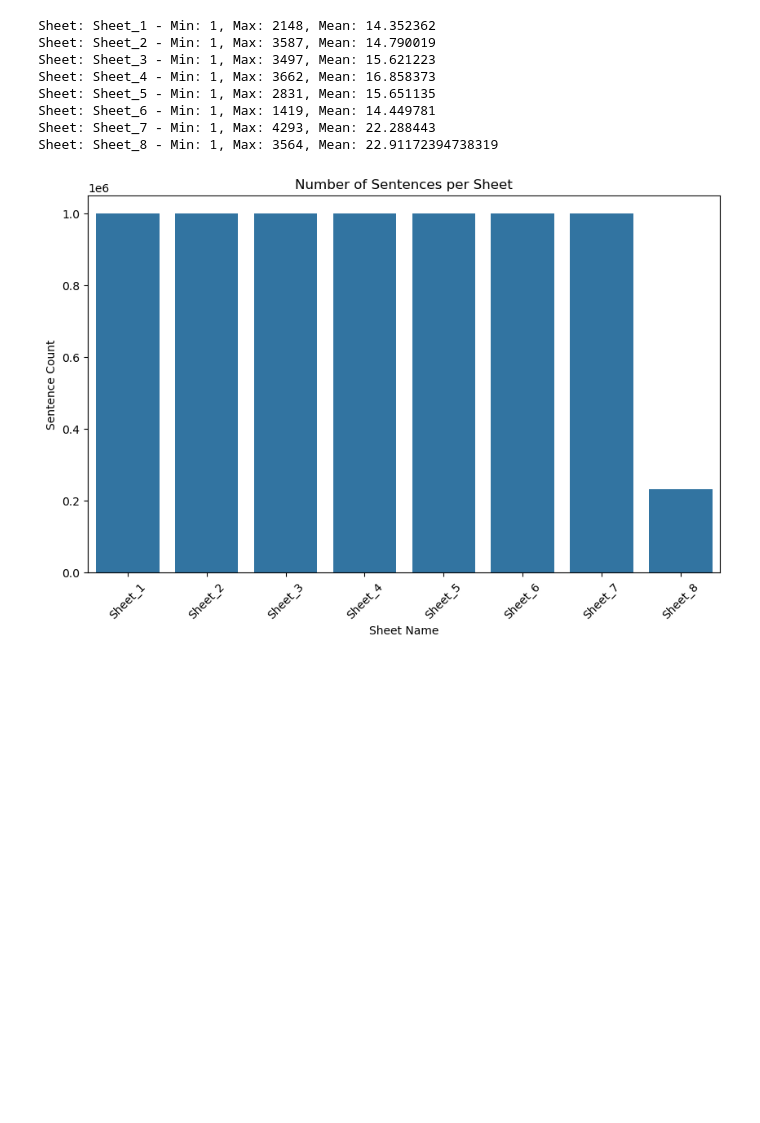
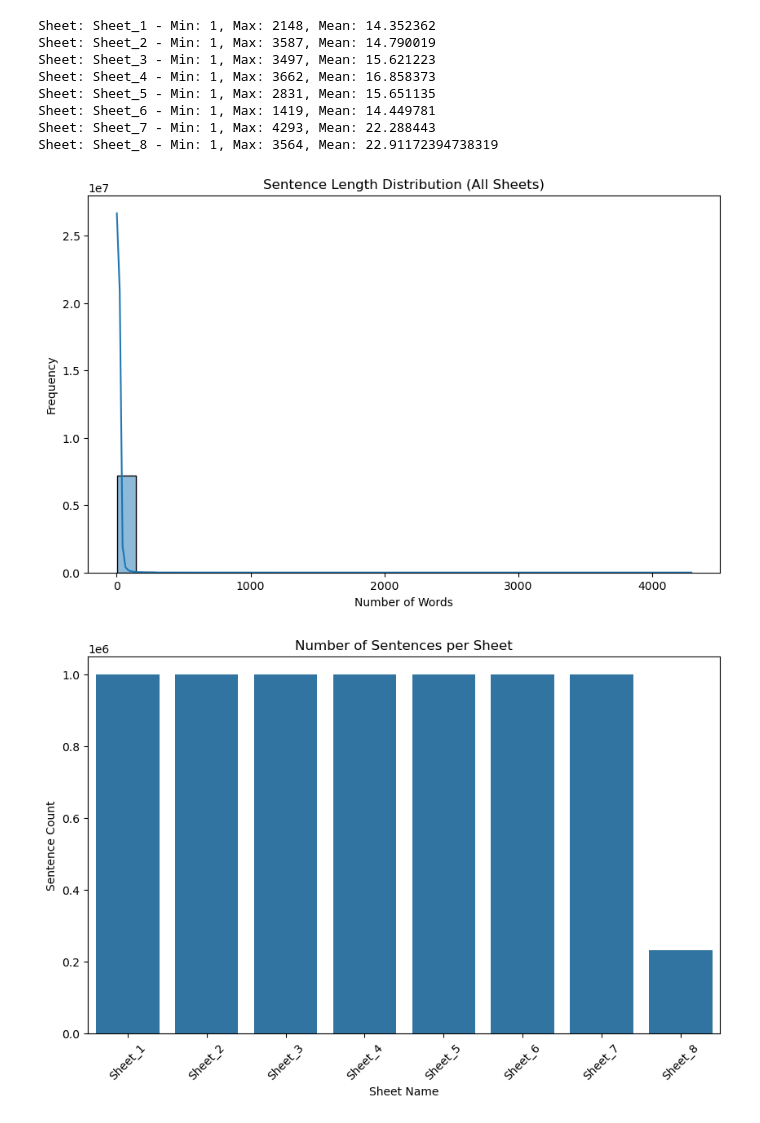
Before and after one commit to maftuna2408/TTS_Uzbek, a Jupyter notebook: notebooks/data_analysis.ipynb, the cells around one changed output. Cells and saved outputs as stored; diff of their text form; code cells hidden in the pictures; blank space fills up the shorter version.

Commit message:
Add initial data exploration and visualization for Uzbek TTS dataset

```diff
--- a/notebooks/data_analysis.ipynb
+++ b/notebooks/data_analysis.ipynb
@@ -104,6 +104,21 @@ Sheet: Sheet_5 - Min: 1, Max: 2831, Mean: 15.651135
 Sheet: Sheet_6 - Min: 1, Max: 1419, Mean: 14.449781
 Sheet: Sheet_7 - Min: 1, Max: 4293, Mean: 22.288443
 Sheet: Sheet_8 - Min: 1, Max: 3564, Mean: 22.91172394738319
+# %%
+# Visualize sentence length distribution for all sheets
+all_lengths = []
+for sheet, df in all_sheets.items():
+    lengths = df.iloc[:,0].astype(str).apply(lambda x: len(x.split()))
+    all_lengths.extend(lengths)
+
+plt.figure(figsize=(10,6))
+sns.histplot(all_lengths, bins=30, kde=True)
+plt.title('Sentence Length Distribution (All Sheets)')
+plt.xlabel('Number of Words')
+plt.ylabel('Frequency')
+plt.show()
+# %% [output]
+[figure, added]
 # %%
 # Number of Sentences per Sheet
 sheet_counts = {sheet: len(df) for sheet, df in all_sheets.items()}
```
Also changed, not shown: parts of 6 cells of this notebook.
